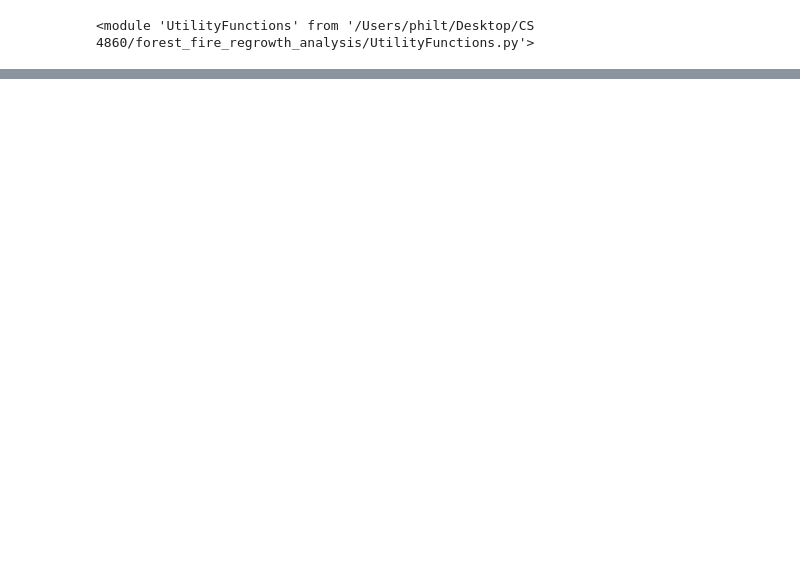
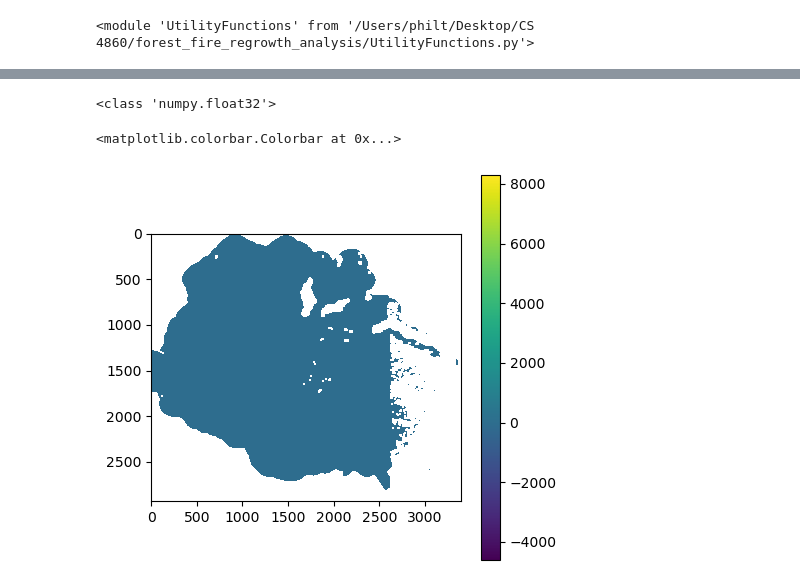
Before and after one commit to philhilt96/forest_fire_regrowth_analysis, a Jupyter notebook: main.ipynb, the cells around one changed output, grey strips where cells are left out. Saved outputs shown, nothing was run; the diff lists cells and outputs as text; code cells hidden in the pictures; blank space fills up the shorter version.

Commit message:
data cleaned, figures in main

```diff
--- a/main.ipynb
+++ b/main.ipynb
@@ -146,0 +38,27 @@ plt.show()
+# %%
+# get csv into dataframe and remove invalid measurements
+df = pd.read_csv('RimFire_AVIRIS_20131117.csv').astype(np.float32)
+df.replace(-9999.0, float('nan'), inplace=True)
+# copy the dataframe
+df_copy = df.copy()
+# Replace infinite values with nan in 'CSI' band
+df_copy.loc[np.isinf(df_copy['CSI']), 'CSI'] = np.nan
+# band names - column headers
+band_names = df.columns[:-1]
+band_names_copy = df_copy.columns[:-1]
+# %%
+# df = pd.read_csv('RimFire_AVIRIS_20131117.csv')
+# df.replace(-9999.0, float('nan'), inplace=True)
+# print(df.head)
+# Get list of band names from dataframe column names
+
+nbr = df['NBR'].to_numpy()
+nbr_matrix = nbr.reshape(2935, 3399)
+print(type(nbr_matrix[0][0]))
+plt.figure(figsize=(5, 5))
+plt.imshow(nbr_matrix)
+plt.colorbar()
+# %% [output]
+<class 'numpy.float32'>
+<matplotlib.colorbar.Colorbar at 0x...>
+[figure, added]
```
Also changed, not shown: parts of 12 cells of this notebook, 1 other file.
